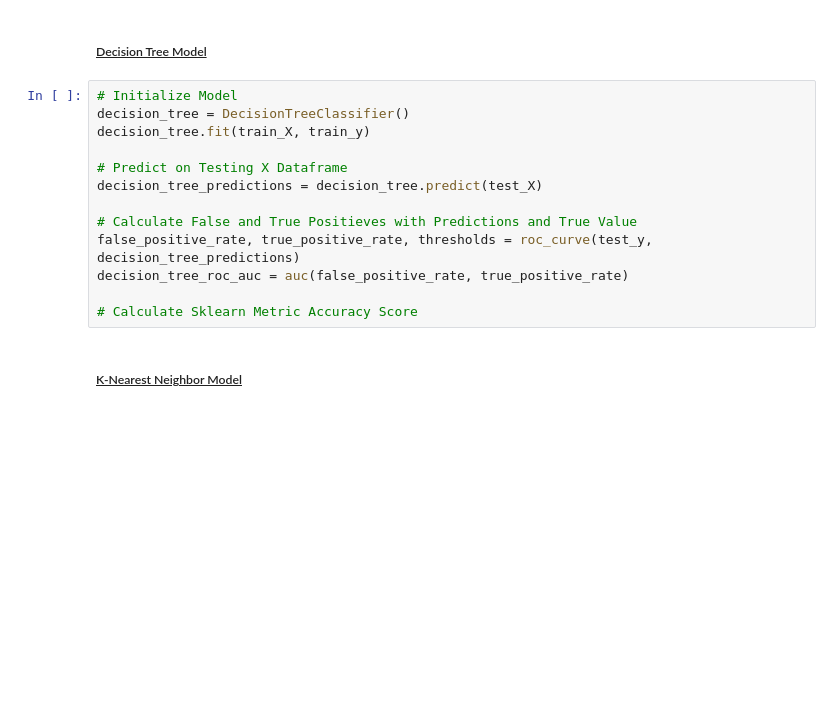
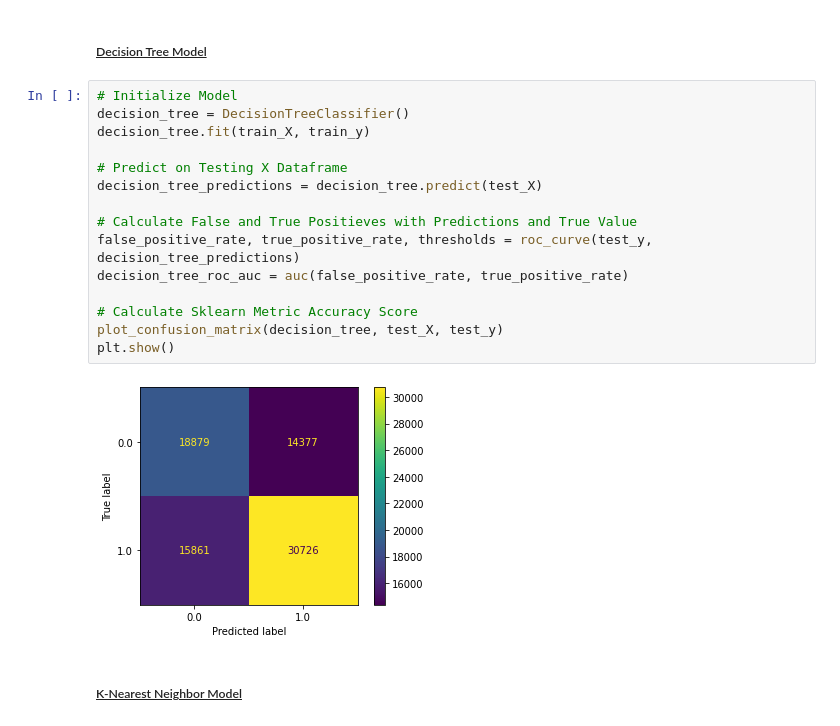
Before and after one commit to dclark87/team_project, a Jupyter notebook: backend_src/notebooks/pass_vs_run_model_notebook.ipynb, the cells around one changed output. Cells and saved outputs as stored; diff of their text form; blank space fills up the shorter version.

```diff
--- a/backend_src/notebooks/pass_vs_run_model_notebook.ipynb
+++ b/backend_src/notebooks/pass_vs_run_model_notebook.ipynb
@@ -320,16 +326,20 @@ random_forest_roc_auc = auc(false_positive_rate, true_positive_rate)
 # %%
 # Initialize Model
 decision_tree = DecisionTreeClassifier()
 decision_tree.fit(train_X, train_y)
 
 # Predict on Testing X Dataframe
 decision_tree_predictions = decision_tree.predict(test_X)
 
 # Calculate False and True Positieves with Predictions and True Value
 false_positive_rate, true_positive_rate, thresholds = roc_curve(test_y, decision_tree_predictions)
 decision_tree_roc_auc = auc(false_positive_rate, true_positive_rate)
 
 # Calculate Sklearn Metric Accuracy Score
+plot_confusion_matrix(decision_tree, test_X, test_y)
+plt.show()
+# %% [output]
+[figure, added]
 # %% [markdown]
 ##### <u>K-Nearest Neighbor Model</u>
 # %%
```
Also changed, not shown: parts of 12 cells of this notebook.
